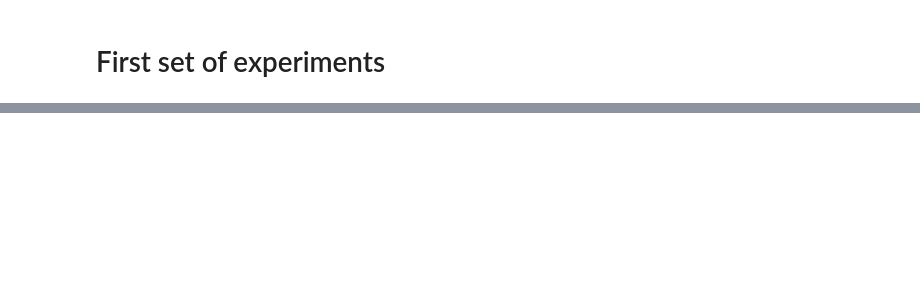
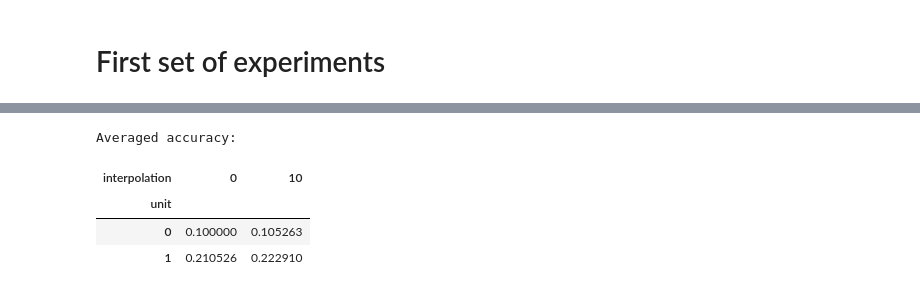
Before and after one commit to TheiloT/tsproj, a Jupyter notebook: experiments.ipynb, the cells around one changed output, grey strips where cells are left out. Cells and saved outputs as stored; diff of their text form; code cells hidden in the pictures; blank space fills up the shorter version.

```diff
--- a/experiments.ipynb
+++ b/experiments.ipynb
@@ -3,3 +9,8 @@ To run an experiment, you can run ``!ssrun [params]`` in a notebook cell. Availa
 # %% [markdown]
 # First set of experiments
+# %%
+def report_multi_run_results(experiment):
+    dataset="synth"
+    # TODO: add plots and time
+    return average_multi_run_perfs(dataset, experiment, metric="accuracy")
 # %% [markdown]
@@ -7 +18,3 @@ To run an experiment, you can run ``!ssrun [params]`` in a notebook cell. Availa
+# %%
+experiment = 1
 # %%
@@ -46,0 +70,8 @@ dataset:
+# %%
+report_multi_run_results(experiment)
+# %% [output]
+Averaged accuracy:
+| interpolation | 0 | 10 |
+| unit |  |  |
+| 0 | 0.100000 | 0.105263 |
+| 1 | 0.210526 | 0.222910 |
```
Also changed, not shown: parts of 7 cells of this notebook, 13 other files.
